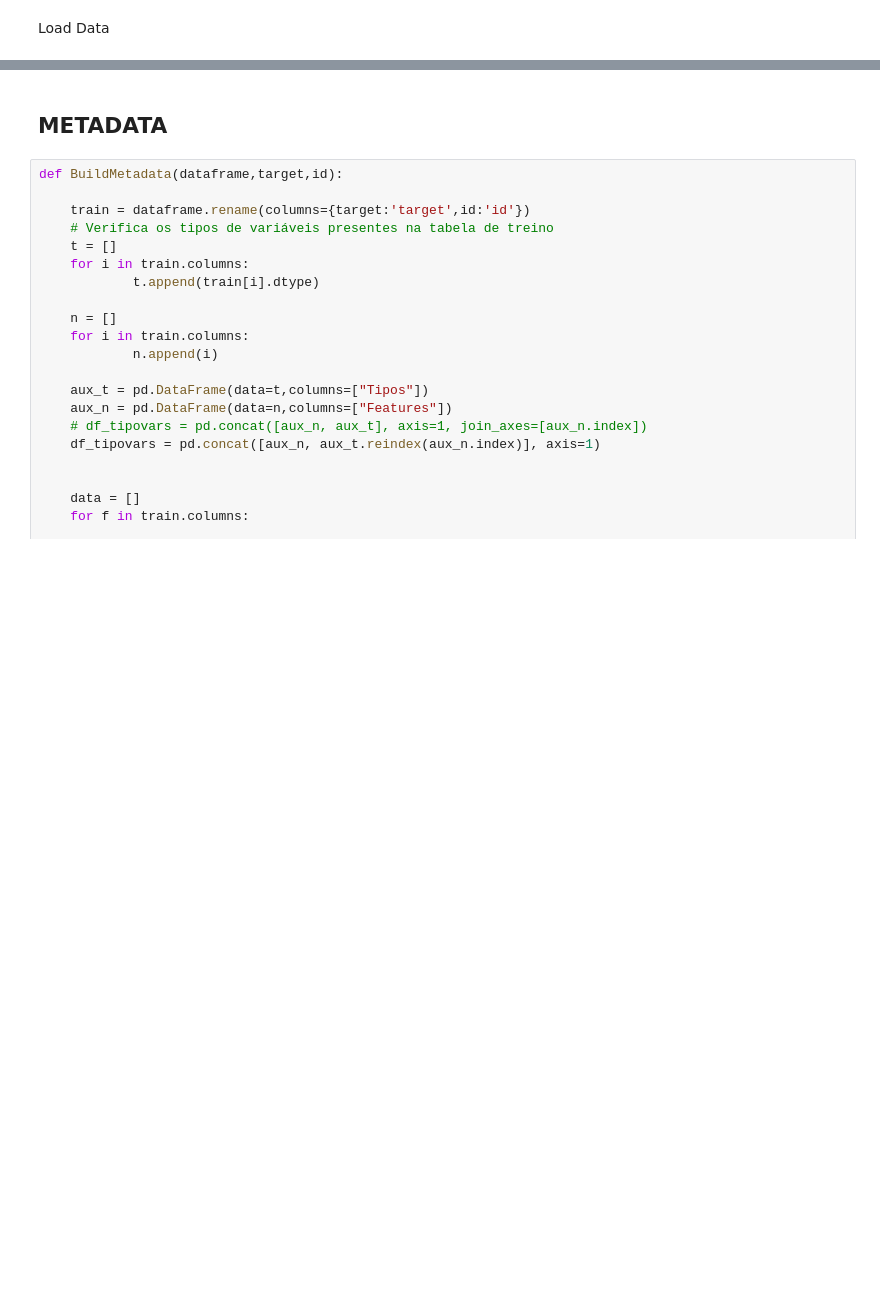
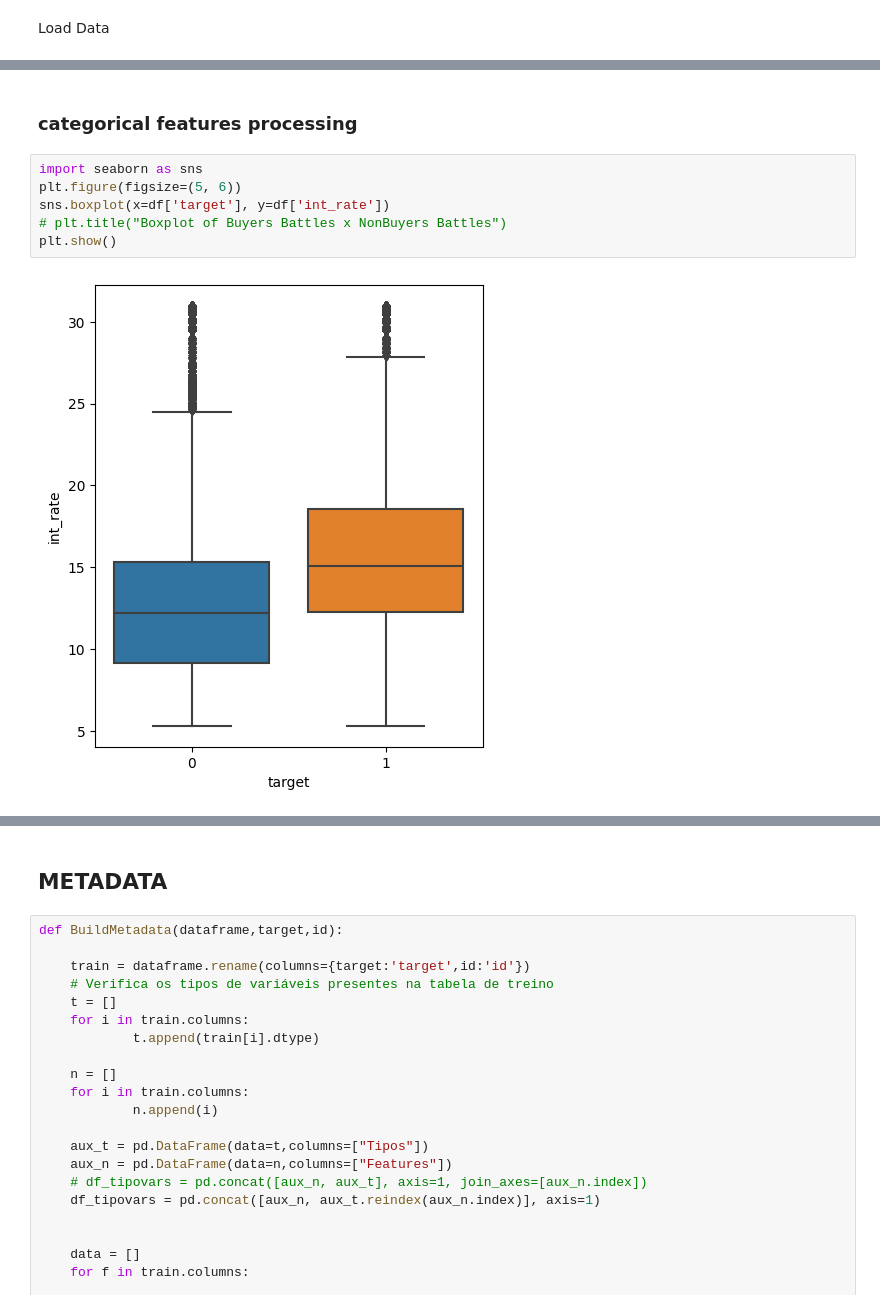
Before and after one commit to rodrafanas/loan-bank-model-project, a Jupyter notebook: 01_EDA_METADATA.ipynb, the cells around one changed output, grey strips where cells are left out. Drawn from its saved outputs; the diff is of its cells as text; blank space fills up the shorter version.

```diff
--- a/01_EDA_METADATA.ipynb
+++ b/01_EDA_METADATA.ipynb
@@ -13,0 +184,10 @@ df = pd.read_csv('input/accepted_2007_to_2018Q4.csv.gz', compression='gzip', low
+# %% [markdown]
+### categorical features processing
+# %%
+import seaborn as sns
+plt.figure(figsize=(5, 6))
+sns.boxplot(x=df['target'], y=df['int_rate'])
+# plt.title("Boxplot of Buyers Battles x NonBuyers Battles")
+plt.show()
+# %% [output]
+[figure, added]
```
Also changed, not shown: parts of 46 cells of this notebook.
